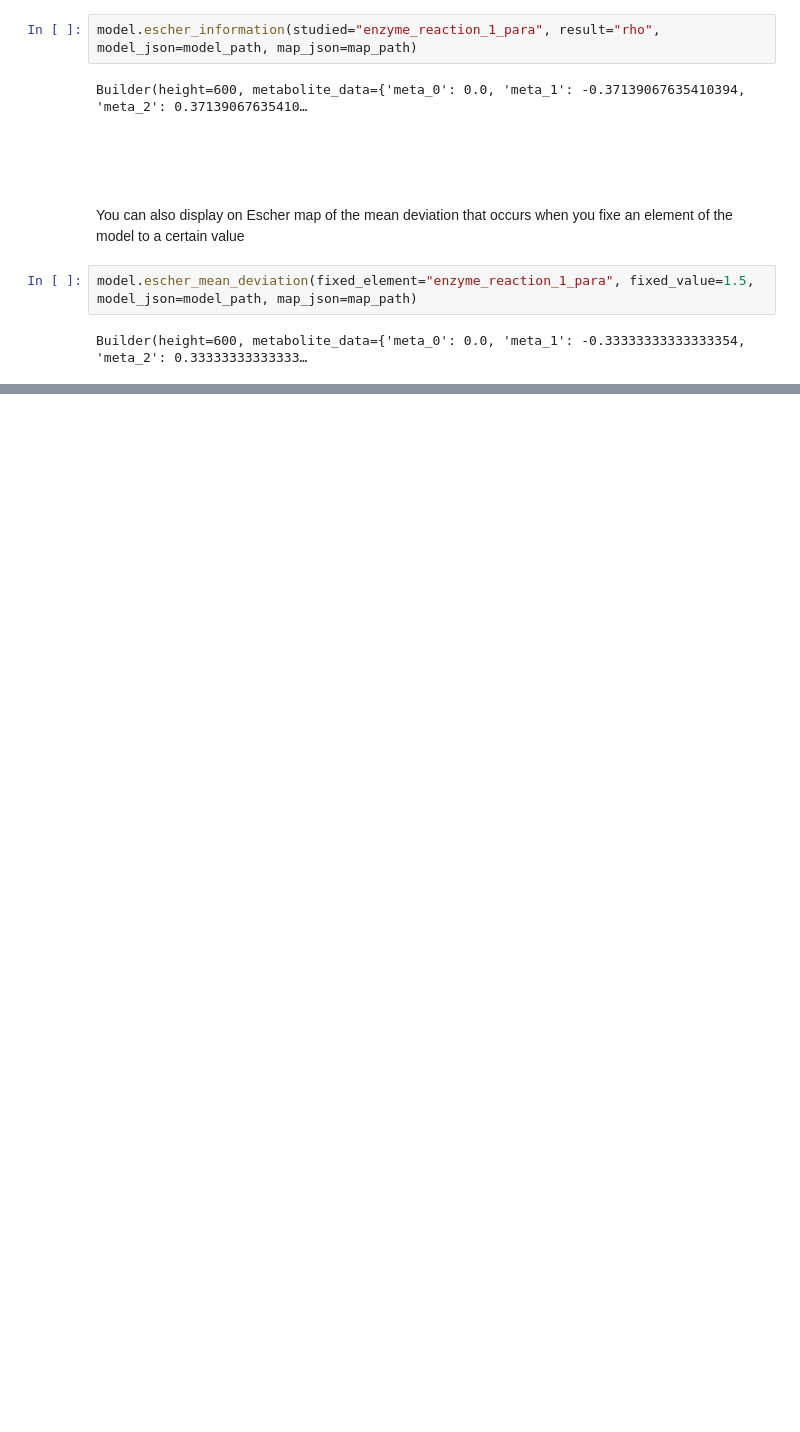
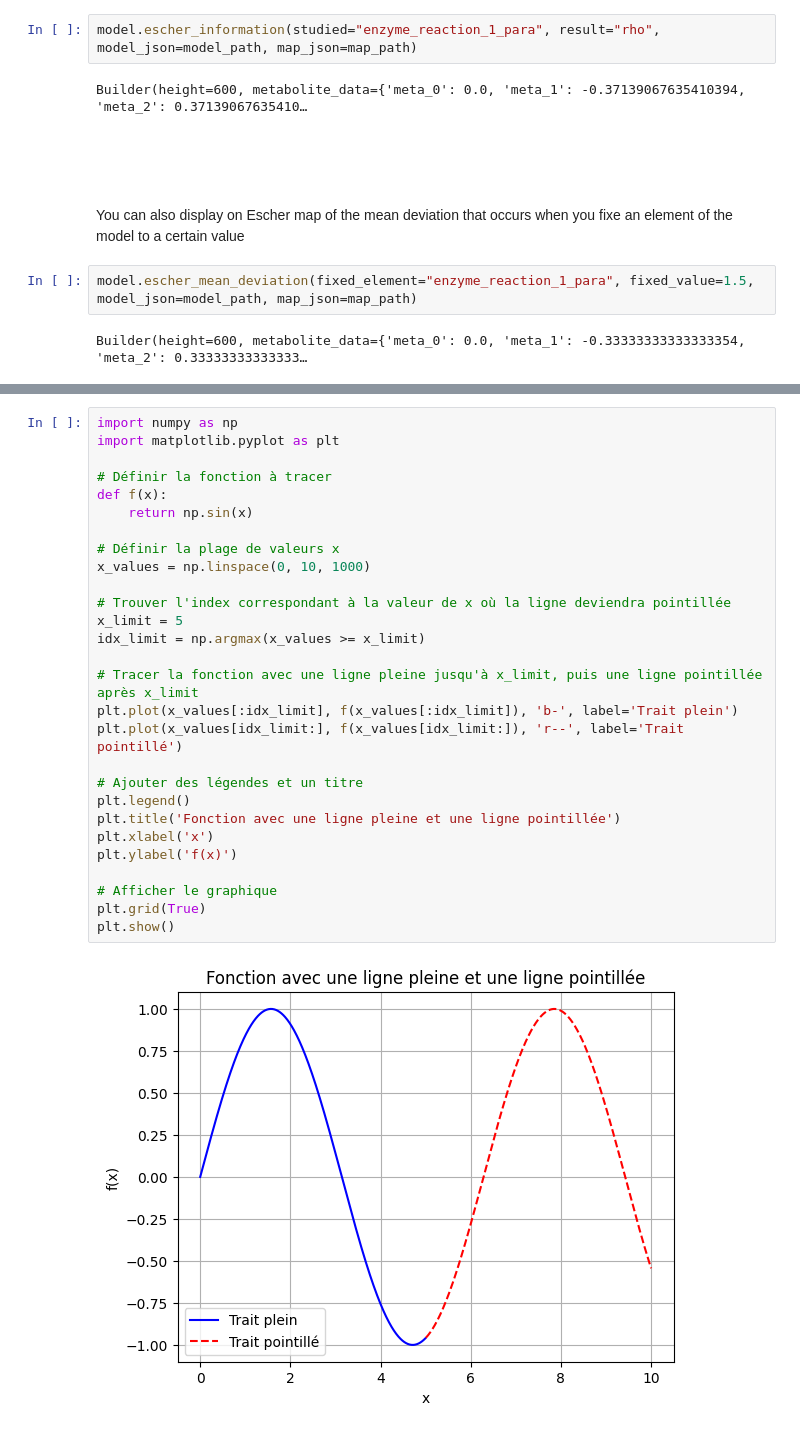
Before and after one commit to tuturax/BadAss, a Jupyter notebook: Notebooks/exemple_linear.ipynb, the cells around one changed output, grey strips where cells are left out. Saved outputs shown, nothing was run; the diff lists cells and outputs as text; blank space fills up the shorter version.

```diff
--- a/Notebooks/exemple_linear.ipynb
+++ b/Notebooks/exemple_linear.ipynb
@@ -755,0 +815,30 @@ reaction_2              0.109521  0.367387    1.000000    1.000000    1.000000
+# %%
+import numpy as np
+import matplotlib.pyplot as plt
+
+# Définir la fonction à tracer
+def f(x):
+    return np.sin(x)
+
+# Définir la plage de valeurs x
+x_values = np.linspace(0, 10, 1000)
+
+# Trouver l'index correspondant à la valeur de x où la ligne deviendra pointillée
+x_limit = 5
+idx_limit = np.argmax(x_values >= x_limit)
+
+# Tracer la fonction avec une ligne pleine jusqu'à x_limit, puis une ligne pointillée après x_limit
+plt.plot(x_values[:idx_limit], f(x_values[:idx_limit]), 'b-', label='Trait plein')
+plt.plot(x_values[idx_limit:], f(x_values[idx_limit:]), 'r--', label='Trait pointillé')
+
+# Ajouter des légendes et un titre
+plt.legend()
+plt.title('Fonction avec une ligne pleine et une ligne pointillée')
+plt.xlabel('x')
+plt.ylabel('f(x)')
+
+# Afficher le graphique
+plt.grid(True)
+plt.show()
+# %% [output]
+[figure, added]
```
Also changed, not shown: parts of 4 cells of this notebook, 4 other files.
